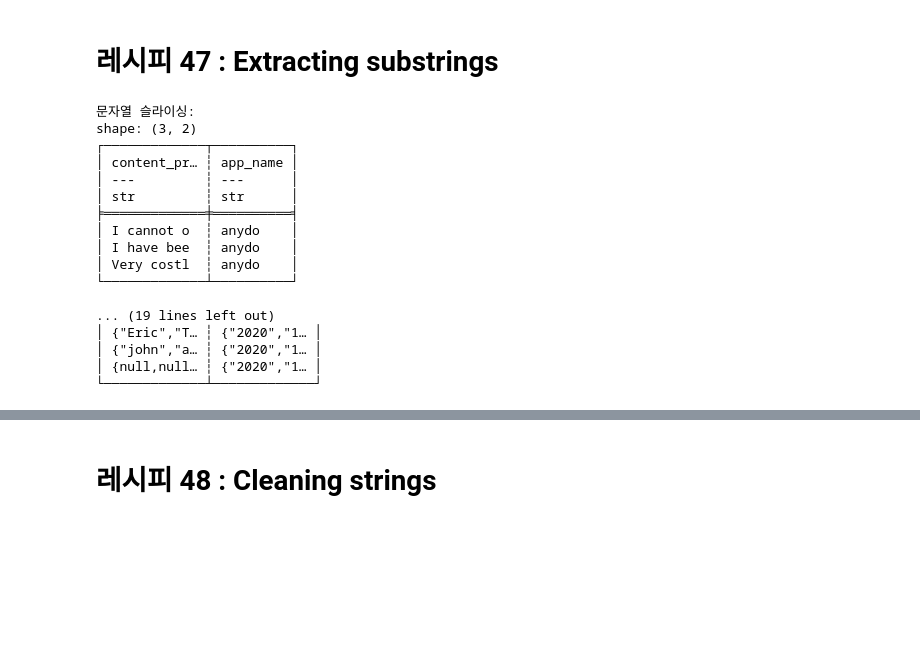
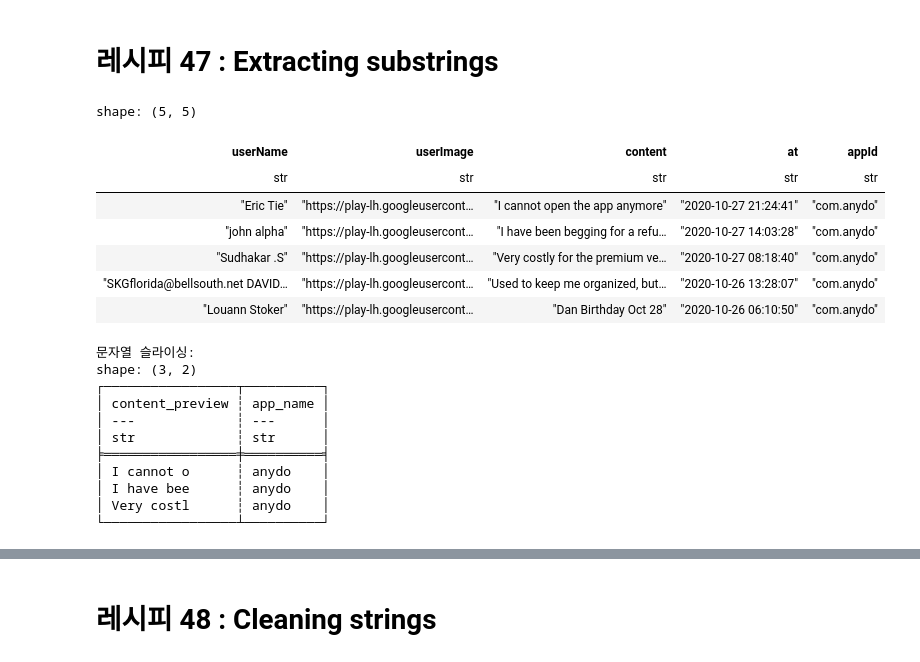
Before and after one commit to dschloe/polars_recipes, a Jupyter notebook: ch09_string_manipulation.ipynb, the cells around one changed output, grey strips where cells are left out. Cells and saved outputs as stored; diff of their text form; code cells hidden in the pictures; blank space fills up the shorter version.

```diff
--- a/ch09_string_manipulation.ipynb
+++ b/ch09_string_manipulation.ipynb
@@ -174,50 +167,38 @@ shape: (3, 6)
 # %% [markdown]
 # 레시피 47 : Extracting substrings
 # %%
-# .str.slice()를 사용하여 위치별로 부분 문자열 추출
-slice_df = df.select([
-    # content에서 처음 10개 문자 추출
-    pl.col("content").str.slice(0, 10).alias("content_preview"),
-    # appId에서 앱 이름 추출 (점 이후)
-    pl.col("appId").str.slice(4).alias("app_name")
-])
-print("\n문자열 슬라이싱:")
-print(slice_df.head(3))
-
-# str.extract()를 사용하여 정규식으로 패턴 추출
-extract_df = df.select([
-    # userImage URL에서 도메인 추출
-    pl.col("userImage").str.extract(r"https://([^/]+)").alias("image_domain"),
-    # appId에서 앱 카테고리 추출
-    pl.col("appId").str.extract(r"com\.([^.]+)").alias("app_category")
-])
-print("\n정규식으로 패턴 추출:")
-print(extract_df.head(3))
-
-# str.extract_groups()를 사용하여 정규식에서 여러 그룹 추출
-extract_groups_df = df.select([
-    # "FirstName LastName" 형식의 사용자 이름 부분 추출
-    pl.col("userName").str.extract_groups(r"([A-Za-z]+)\s+([A-Za-z]+)").alias("name_parts"),
-    # at 필드에서 날짜 구성 요소 추출
-    pl.col("at").str.extract_groups(r"(\d{4})-(\d{2})-(\d{2})").alias("date_parts")
-])
-print("\n정규식으로 여러 그룹 추출:")
-print(extract_groups_df.head(3))
+# 데이터 가져오기
+import polars as pl
+df = pl.read_csv("data/ch09/google_store_reviews.csv")
+df.select(['userName', 'userImage', 'content', 'at', 'appId']).head(5)
 # %% [output]
-문자열 슬라이싱:
-shape: (3, 2)
-┌─────────────┬──────────┐
-│ content_pr… ┆ app_name │
-│ ---         ┆ ---      │
-│ str         ┆ str      │
-╞═════════════╪══════════╡
-│ I cannot o  ┆ anydo    │
-│ I have bee  ┆ anydo    │
-│ Very costl  ┆ anydo    │
-└─────────────┴──────────┘
-
-... (19 lines left out)
-│ {"Eric","T… ┆ {"2020","1… │
-│ {"john","a… ┆ {"2020","1… │
-│ {null,null… ┆ {"2020","1… │
-└─────────────┴─────────────┘
+shape: (5, 5)
+| userName | userImage | content | at | appId |
+| str | str | str | str | str |
+| "Eric Tie" | "https://play-lh.googleusercont… | "I cannot open the app anymore" | "2020-10-27 21:24:41" | "com.anydo" |
+| "john alpha" | "https://play-lh.googleusercont… | "I have been begging for a refu… | "2020-10-27 14:03:28" | "com.anydo" |
+| "Sudhakar .S" | "https://play-lh.googleusercont… | "Very costly for the premium ve… | "2020-10-27 08:18:40" | "com.anydo" |
+| "SKGflorida@bellsouth.net DAVID… | "https://play-lh.googleusercont… | "Used to keep me organized, but… | "2020-10-26 13:28:07" | "com.anydo" |
+| "Louann Stoker" | "https://play-lh.googleusercont… | "Dan Birthday Oct 28" | "2020-10-26 06:10:50" | "com.anydo" |
+# %%
+# .str.slice()를 사용하여 위치별로 부분 문자열 추출
+slice_df = df.select([
+    # content에서 처음 10개 문자 추출
+    pl.col("content").str.slice(0, 10).alias("content_preview"),
+    # appId에서 앱 이름 추출 (점 이후)
+    pl.col("appId").str.slice(4).alias("app_name")
+])
+print("\n문자열 슬라이싱:")
+print(slice_df.head(3))
+# %% [output]
+문자열 슬라이싱:
+shape: (3, 2)
+┌─────────────────┬──────────┐
+│ content_preview ┆ app_name │
+│ ---             ┆ ---      │
+│ str             ┆ str      │
+╞═════════════════╪══════════╡
+│ I cannot o      ┆ anydo    │
+│ I have bee      ┆ anydo    │
+│ Very costl      ┆ anydo    │
+└─────────────────┴──────────┘
```
Also changed, not shown: parts of 4 cells of this notebook, 1 other file.
